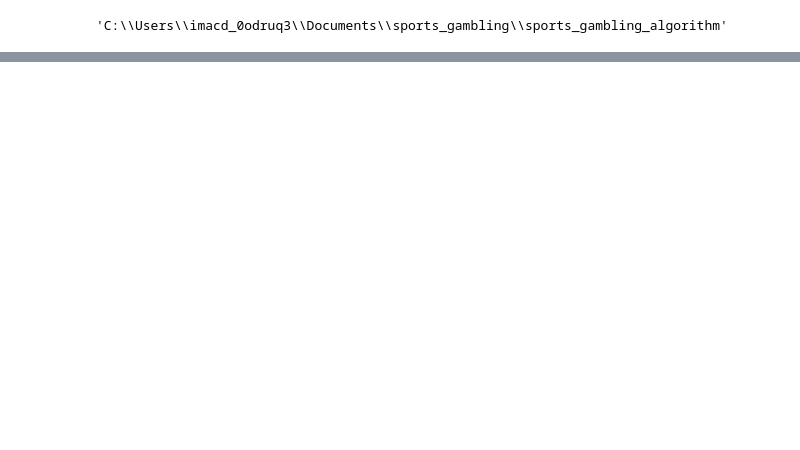
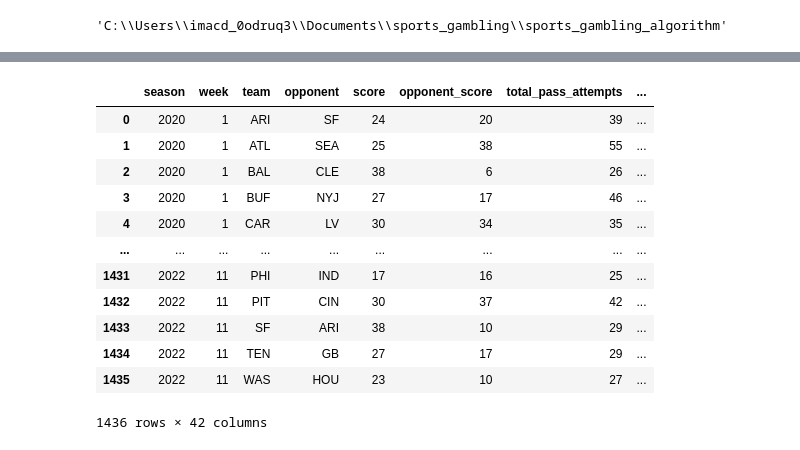
Before and after one commit to imac19/sports_gambling_algorithm, a Jupyter notebook: calculate_predictive_stats_1.ipynb, the cells around one changed output, grey strips where cells are left out. Drawn from its saved outputs; the diff is of its cells as text; code cells hidden in the pictures; blank space fills up the shorter version.

```diff
--- a/calculate_predictive_stats_1.ipynb
+++ b/calculate_predictive_stats_1.ipynb
@@ -425,3 +427,19 @@ nfl_elo = nfl_elo[keep_cols]
 nfl_elo[['season', 'week', 'home', 'away', 'home_full_name', 'away_full_name', 'qb1', 'qb2']].to_csv('../data/elo_qb_data.csv')
 nfl_elo.to_csv('../data/nfl_elo_pred_1_output.csv')
 nfl_per_game.to_csv('../data/nfl_per_game_pred_1_output.csv')
+# %%
+nfl_per_game
+# %% [output]
+|  | season | week | team | opponent | score | opponent_score | total_pass_attempts | ... |
+| 0 | 2020 | 1 | ARI | SF | 24 | 20 | 39 | ... |
+| 1 | 2020 | 1 | ATL | SEA | 25 | 38 | 55 | ... |
+| 2 | 2020 | 1 | BAL | CLE | 38 | 6 | 26 | ... |
+| 3 | 2020 | 1 | BUF | NYJ | 27 | 17 | 46 | ... |
+| 4 | 2020 | 1 | CAR | LV | 30 | 34 | 35 | ... |
+| ... | ... | ... | ... | ... | ... | ... | ... | ... |
+| 1431 | 2022 | 11 | PHI | IND | 17 | 16 | 25 | ... |
+| 1432 | 2022 | 11 | PIT | CIN | 30 | 37 | 42 | ... |
+| 1433 | 2022 | 11 | SF | ARI | 38 | 10 | 29 | ... |
+| 1434 | 2022 | 11 | TEN | GB | 27 | 17 | 29 | ... |
+| 1435 | 2022 | 11 | WAS | HOU | 23 | 10 | 27 | ... |
+1436 rows × 42 columns
```
Also changed, not shown: parts of 2 cells of this notebook, 1 other file.
